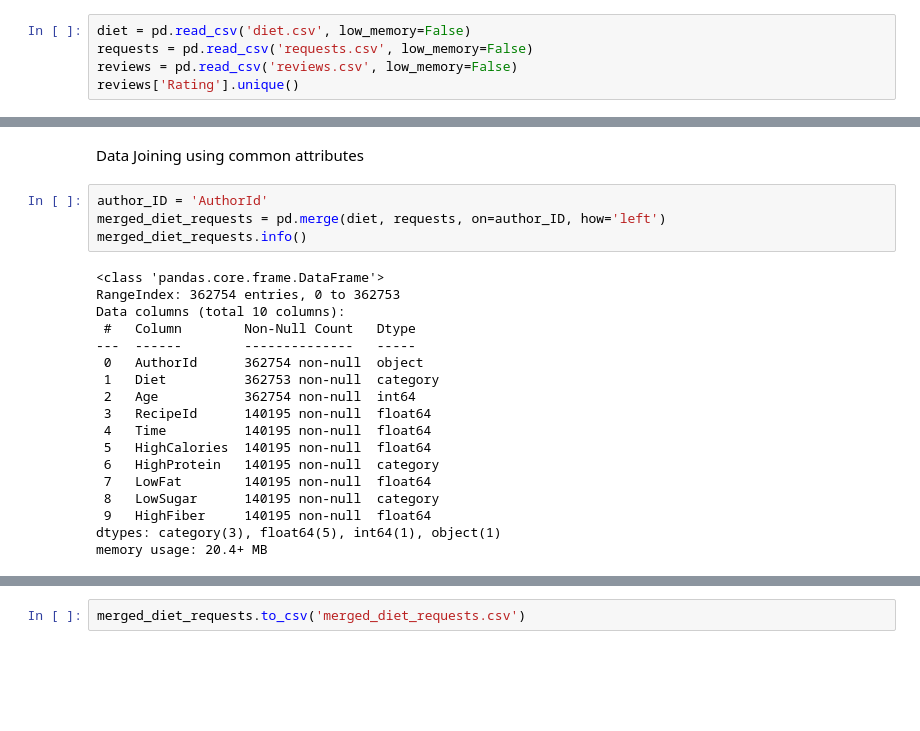
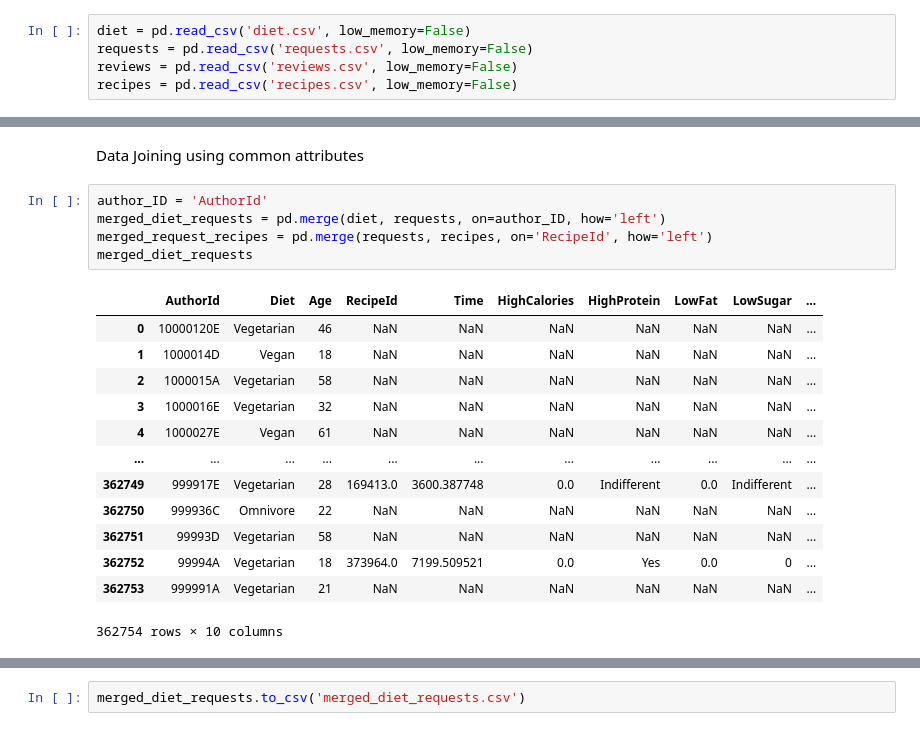
Before and after one commit to tusharkh12/AnalyticsCup, a Jupyter notebook: skilledShark_Submission.ipynb, the cells around one changed output, grey strips where cells are left out. Saved outputs shown, nothing was run; the diff lists cells and outputs as text; blank space fills up the shorter version.

```diff
--- a/skilledShark_Submission.ipynb
+++ b/skilledShark_Submission.ipynb
@@ -20,4 +20,4 @@ np.random.seed(seed)
 diet = pd.read_csv('diet.csv', low_memory=False)
 requests = pd.read_csv('requests.csv', low_memory=False)
 reviews = pd.read_csv('reviews.csv', low_memory=False)
-reviews['Rating'].unique()
+recipes = pd.read_csv('recipes.csv', low_memory=False)
@@ -34,22 +49,19 @@ Data Joining using common attributes
 # %%
 author_ID = 'AuthorId'
 merged_diet_requests = pd.merge(diet, requests, on=author_ID, how='left')
-merged_diet_requests.info()
+merged_request_recipes = pd.merge(requests, recipes, on='RecipeId', how='left')
+merged_diet_requests
 # %% [output]
+|  | AuthorId | Diet | Age | RecipeId | Time | HighCalories | HighProtein | LowFat | LowSugar | ... |
+| 0 | 10000120E | Vegetarian | 46 | NaN | NaN | NaN | NaN | NaN | NaN | ... |
+| 1 | 1000014D | Vegan | 18 | NaN | NaN | NaN | NaN | NaN | NaN | ... |
+| 2 | 1000015A | Vegetarian | 58 | NaN | NaN | NaN | NaN | NaN | NaN | ... |
+| 3 | 1000016E | Vegetarian | 32 | NaN | NaN | NaN | NaN | NaN | NaN | ... |
+| 4 | 1000027E | Vegan | 61 | NaN | NaN | NaN | NaN | NaN | NaN | ... |
+| ... | ... | ... | ... | ... | ... | ... | ... | ... | ... | ... |
+| 362749 | 999917E | Vegetarian | 28 | 169413.0 | 3600.387748 | 0.0 | Indifferent | 0.0 | Indifferent | ... |
+| 362750 | 999936C | Omnivore | 22 | NaN | NaN | NaN | NaN | NaN | NaN | ... |
+| 362751 | 99993D | Vegetarian | 58 | NaN | NaN | NaN | NaN | NaN | NaN | ... |
+| 362752 | 99994A | Vegetarian | 18 | 373964.0 | 7199.509521 | 0.0 | Yes | 0.0 | 0 | ... |
+| 362753 | 999991A | Vegetarian | 21 | NaN | NaN | NaN | NaN | NaN | NaN | ... |
-<class 'pandas.core.frame.DataFrame'>
-RangeIndex: 362754 entries, 0 to 362753
-Data columns (total 10 columns):
- #   Column        Non-Null Count   Dtype
----  ------        --------------   -----
- 0   AuthorId      362754 non-null  object
- 1   Diet          362753 non-null  category
- 2   Age           362754 non-null  int64
- 3   RecipeId      140195 non-null  float64
- 4   Time          140195 non-null  float64
- 5   HighCalories  140195 non-null  float64
- 6   HighProtein   140195 non-null  category
- 7   LowFat        140195 non-null  float64
- 8   LowSugar      140195 non-null  category
- 9   HighFiber     140195 non-null  float64
-dtypes: category(3), float64(5), int64(1), object(1)
-memory usage: 20.4+ MB
+362754 rows × 10 columns
```
Also changed, not shown: parts of 14 cells of this notebook.
